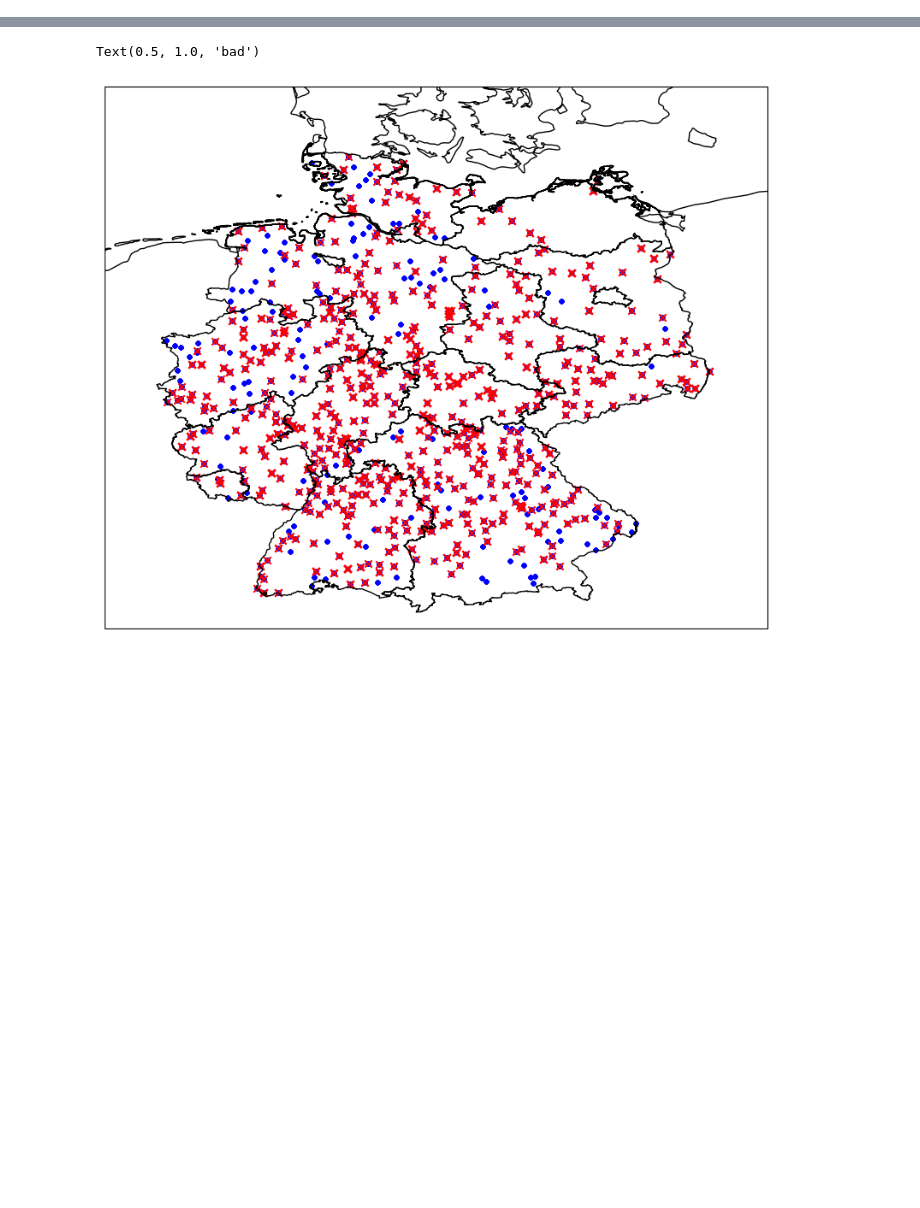
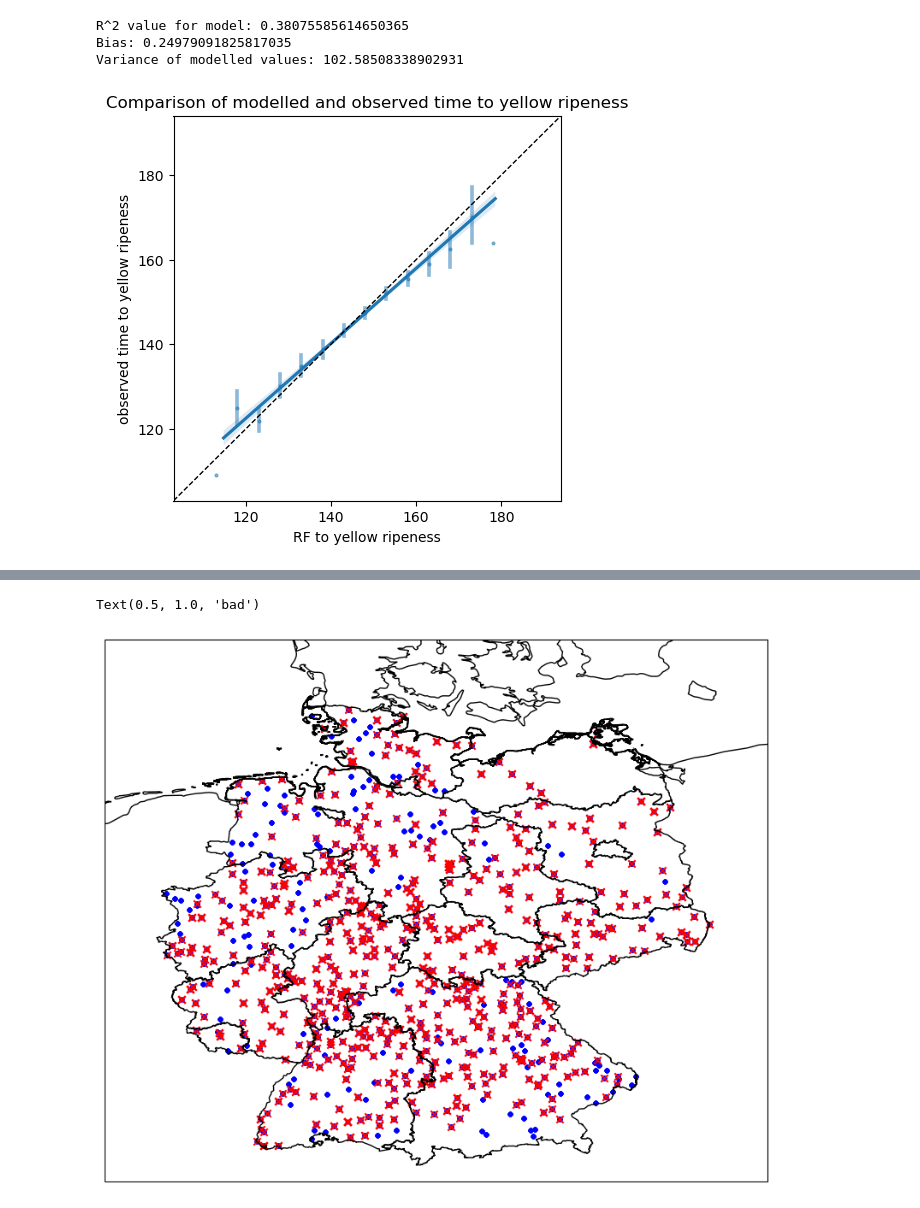
Before and after one commit to MartinP556/ML_algorithms, a Jupyter notebook: ML_Practise.ipynb, the cells around one changed output, grey strips where cells are left out. Cells and saved outputs as stored; diff of their text form; code cells hidden in the pictures; blank space fills up the shorter version.

```diff
--- a/ML_Practise.ipynb
+++ b/ML_Practise.ipynb
@@ -81,0 +148,23 @@ def get_station_locations(dataset, ds_stations):
+# %%
+fig, axs = plt.subplots(1, len(phase_list), figsize = (len(phase_list)*5, 5))
+phase = 'yellow ripeness'
+comparison_array = test
+#x_estimator=np.mean,
+minval = min(comparison_array[f'observed time to {phase}'].min(), comparison_array[f'RF to {phase}'].min()) - 1
+maxval = max(comparison_array[f'observed time to {phase}'].max(), comparison_array[f'RF to {phase}'].max()) + 1
+sns.regplot(x=f'RF to {phase}', y=f'observed time to {phase}', data=comparison_array, ax=axs,
+            scatter_kws={'alpha':0.5, 's':4},  x_bins=np.arange(minval - 5, maxval + 5, 5))
+axs.plot([minval, maxval], [minval, maxval], linestyle='--', color='k', lw=1, scalex=False, scaley=False)
+axs.set_xlim(minval, maxval)
+axs.set_ylim(minval, maxval)
+axs.set_title(f'Comparison of modelled and observed time to {phase}')
+rsquared = r2_score(comparison_array[f'observed time to {phase}'], comparison_array[f'RF to {phase}'])
+print(f'R^2 value for model: {rsquared}')
+bias = comparison_array[f'observed time to {phase}'].mean() - comparison_array[f'RF to {phase}'].mean()
+variance_modelled = comparison_array[f'RF to {phase}'].var()
+print(f'Bias: {bias**2}\nVariance of modelled values: {variance_modelled}')
+# %% [output]
+R^2 value for model: 0.38075585614650365
+Bias: 0.24979091825817035
+Variance of modelled values: 102.58508338902931
+[figure, added]
```
Also changed, not shown: parts of 22 cells of this notebook.
